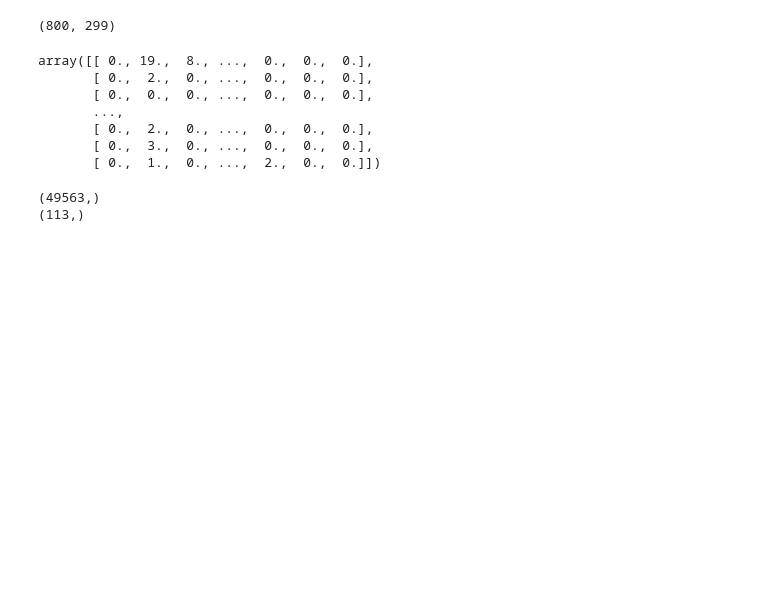
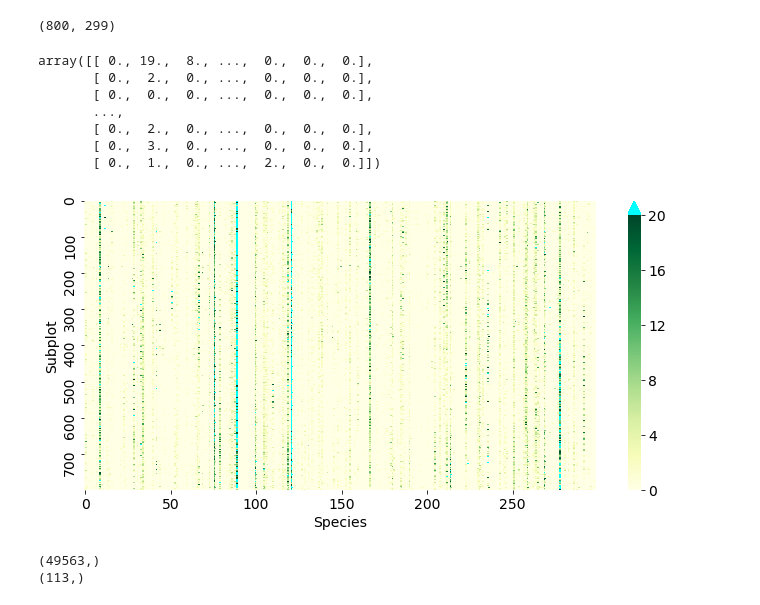
Before and after one commit to Agos95/ComplexSyst, a Jupyter notebook: 03/Agostini_Federico_code3.ipynb, the cells around one changed output. Drawn from its saved outputs; the diff is of its cells as text; code cells hidden in the pictures; blank space fills up the shorter version.

```diff
--- a/03/Agostini_Federico_code3.ipynb
+++ b/03/Agostini_Federico_code3.ipynb
@@ -91,6 +96,22 @@ array([[ 0., 19.,  8., ...,  0.,  0.,  0.],
        [ 0.,  2.,  0., ...,  0.,  0.,  0.],
        [ 0.,  3.,  0., ...,  0.,  0.,  0.],
        [ 0.,  1.,  0., ...,  2.,  0.,  0.]])
+# %%
+# plot the abundance matrix as a heatmap
+fig, ax = plt.subplots(figsize=(10,5))
+fig.tight_layout(pad=2.5)
+cmap = plt.cm.get_cmap("YlGn")
+cmap.set_over("cyan")
+sns.heatmap(abundance_matrix, cmap=cmap, square=False, xticklabels=50, yticklabels=100, ax=ax, vmax=20,
+            cbar_kws={"extend":"max"})
+ax.set_xlabel("Species", fontsize=14)
+ax.set_ylabel("Subplot", fontsize=14)
+ax.tick_params(axis='both', which='major', labelsize=14)
+cbar = ax.collections[0].colorbar
+cbar.ax.tick_params(labelsize=14)
+fig.savefig("./Figure/abundance_matrix.pdf")
+# %% [output]
+[figure, added]
 # %%
 abundance_vector = abundance_matrix.reshape(abundance_matrix.shape[0]*abundance_matrix.shape[1],)
 abundance_vector = abundance_vector[abundance_vector > 0]
```
Also changed, not shown: parts of 15 cells of this notebook, 14 other files.
